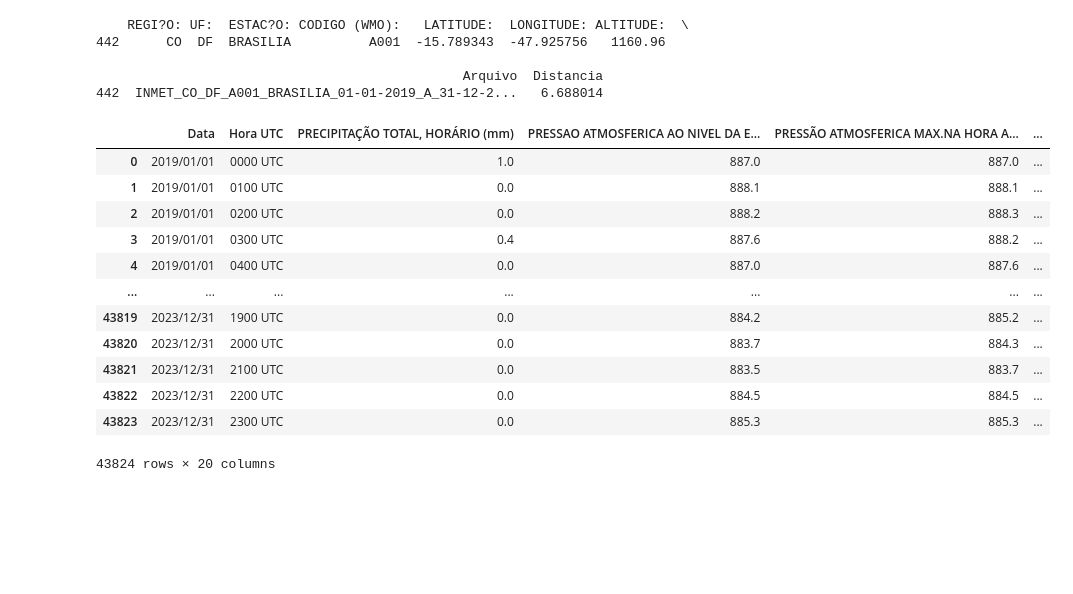
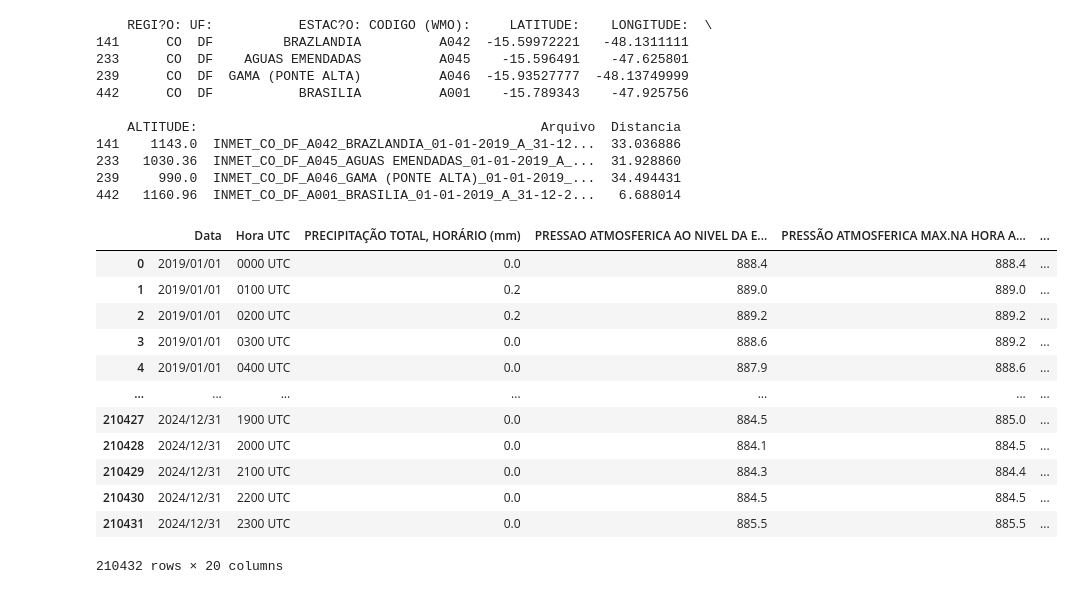
Before and after one commit to juliababa/TCC, a Jupyter notebook: src/main.ipynb, the cells around one changed output. Cells and saved outputs as stored; diff of their text form; code cells hidden in the pictures; blank space fills up the shorter version.

```diff
--- a/src/main.ipynb
+++ b/src/main.ipynb
@@ -9,61 +9,71 @@ import os
 def calculate_distance_from_point_to_station(row):
     station_coord = (row['LATITUDE:'], row['LONGITUDE:'])
     given_point_coord = (-15.760063, -47.871154)
+
     return geodesic(station_coord, given_point_coord).kilometers
 
 df_all_stations = pd.read_csv("../data/all_stations.csv", decimal=",", sep=";")
 
 df_all_stations["Distancia"] = df_all_stations.apply(calculate_distance_from_point_to_station, axis=1)
 
-df_nearest_stations = df_all_stations[(df_all_stations["Distancia"] < 30)]
+df_nearest_stations = df_all_stations[(df_all_stations["Distancia"] < 35)]
 
 print(df_nearest_stations)
 # %% [output]
-    REGI?O: UF:  ESTAC?O: CODIGO (WMO):   LATITUDE:  LONGITUDE: ALTITUDE:  \
-442      CO  DF  BRASILIA          A001  -15.789343  -47.925756   1160.96
+    REGI?O: UF:           ESTAC?O: CODIGO (WMO):     LATITUDE:    LONGITUDE:  \
+141      CO  DF         BRAZLANDIA          A042  -15.59972221   -48.1311111
+233      CO  DF    AGUAS EMENDADAS          A045    -15.596491    -47.625801
+239      CO  DF  GAMA (PONTE ALTA)          A046  -15.93527777  -48.13749999
+442      CO  DF           BRASILIA          A001    -15.789343    -47.925756
 
-                                               Arquivo  Distancia
-442  INMET_CO_DF_A001_BRASILIA_01-01-2019_A_31-12-2...   6.688014
+    ALTITUDE:                                            Arquivo  Distancia
+141    1143.0  INMET_CO_DF_A042_BRAZLANDIA_01-01-2019_A_31-12...  33.036886
+233   1030.36  INMET_CO_DF_A045_AGUAS EMENDADAS_01-01-2019_A_...  31.928860
+239     990.0  INMET_CO_DF_A046_GAMA (PONTE ALTA)_01-01-2019_...  34.494431
+442   1160.96  INMET_CO_DF_A001_BRASILIA_01-01-2019_A_31-12-2...   6.688014
 # %%
 yeardirectoryfilename = []
 df_nearest_stations_weather_data = []
 
 for filename in df_nearest_stations['Arquivo']:
     yeardirectoryfilename.append(filename)
 
     df_weather_data = pd.read_csv(f'../data/cleaned_data/2019_cleaned/{filename}', decimal=".", sep=";")
     df_nearest_stations_weather_data.append(df_weather_data)
 
     df_weather_data = pd.read_csv(f'../data/cleaned_data/2020_cleaned/{filename.replace("2019", "2020")}', decimal=".", sep=";")
     df_nearest_stations_weather_data.append(df_weather_data)
 
     df_weather_data = pd.read_csv(f'../data/cleaned_data/2021_cleaned/{filename.replace("2019", "2021")}', decimal=".", sep=";")
     df_nearest_stations_weather_data.append(df_weather_data)
 
     df_weather_data = pd.read_csv(f'../data/cleaned_data/2022_cleaned/{filename.replace("2019", "2022")}', decimal=".", sep=";")
     df_nearest_stations_weather_data.append(df_weather_data)
 
     df_weather_data = pd.read_csv(f'../data/cleaned_data/2023_cleaned/{filename.replace("2019", "2023")}', decimal=".", sep=";")
     df_nearest_stations_weather_data.append(df_weather_data)
 
+    df_weather_data = pd.read_csv(f'../data/cleaned_data/2024_cleaned/{filename.replace("2019", "2024")}', decimal=".", sep=";")
+    df_nearest_stations_weather_data.append(df_weather_data)
+
 df_compilation_of_nearest_stations_weather_data = pd.concat(df_nearest_stations_weather_data, ignore_index= True)
 
 
 df_compilation_of_nearest_stations_weather_data
 # %% [output]
 |  | Data | Hora UTC | PRECIPITAÇÃO TOTAL, HORÁRIO (mm) | PRESSAO ATMOSFERICA AO NIVEL DA E... | PRESSÃO ATMOSFERICA MAX.NA HORA A... | ... |
-| 0 | 2019/01/01 | 0000 UTC | 1.0 | 887.0 | 887.0 | ... |
-| 1 | 2019/01/01 | 0100 UTC | 0.0 | 888.1 | 888.1 | ... |
-| 2 | 2019/01/01 | 0200 UTC | 0.0 | 888.2 | 888.3 | ... |
-| 3 | 2019/01/01 | 0300 UTC | 0.4 | 887.6 | 888.2 | ... |
-| 4 | 2019/01/01 | 0400 UTC | 0.0 | 887.0 | 887.6 | ... |
+| 0 | 2019/01/01 | 0000 UTC | 0.0 | 888.4 | 888.4 | ... |
+| 1 | 2019/01/01 | 0100 UTC | 0.2 | 889.0 | 889.0 | ... |
+| 2 | 2019/01/01 | 0200 UTC | 0.2 | 889.2 | 889.2 | ... |
+| 3 | 2019/01/01 | 0300 UTC | 0.0 | 888.6 | 889.2 | ... |
+| 4 | 2019/01/01 | 0400 UTC | 0.0 | 887.9 | 888.6 | ... |
 | ... | ... | ... | ... | ... | ... | ... |
-| 43819 | 2023/12/31 | 1900 UTC | 0.0 | 884.2 | 885.2 | ... |
-| 43820 | 2023/12/31 | 2000 UTC | 0.0 | 883.7 | 884.3 | ... |
-| 43821 | 2023/12/31 | 2100 UTC | 0.0 | 883.5 | 883.7 | ... |
-| 43822 | 2023/12/31 | 2200 UTC | 0.0 | 884.5 | 884.5 | ... |
-| 43823 | 2023/12/31 | 2300 UTC | 0.0 | 885.3 | 885.3 | ... |
+| 210427 | 2024/12/31 | 1900 UTC | 0.0 | 884.5 | 885.0 | ... |
+| 210428 | 2024/12/31 | 2000 UTC | 0.0 | 884.1 | 884.5 | ... |
+| 210429 | 2024/12/31 | 2100 UTC | 0.0 | 884.3 | 884.4 | ... |
+| 210430 | 2024/12/31 | 2200 UTC | 0.0 | 884.5 | 884.5 | ... |
+| 210431 | 2024/12/31 | 2300 UTC | 0.0 | 885.5 | 885.5 | ... |
-43824 rows × 20 columns
+210432 rows × 20 columns
 # %%
 import matplotlib.pyplot as plt
 from statsmodels.tsa.arima.model import ARIMA
```
Also changed, not shown: parts of 12 cells of this notebook, 16 other files.
